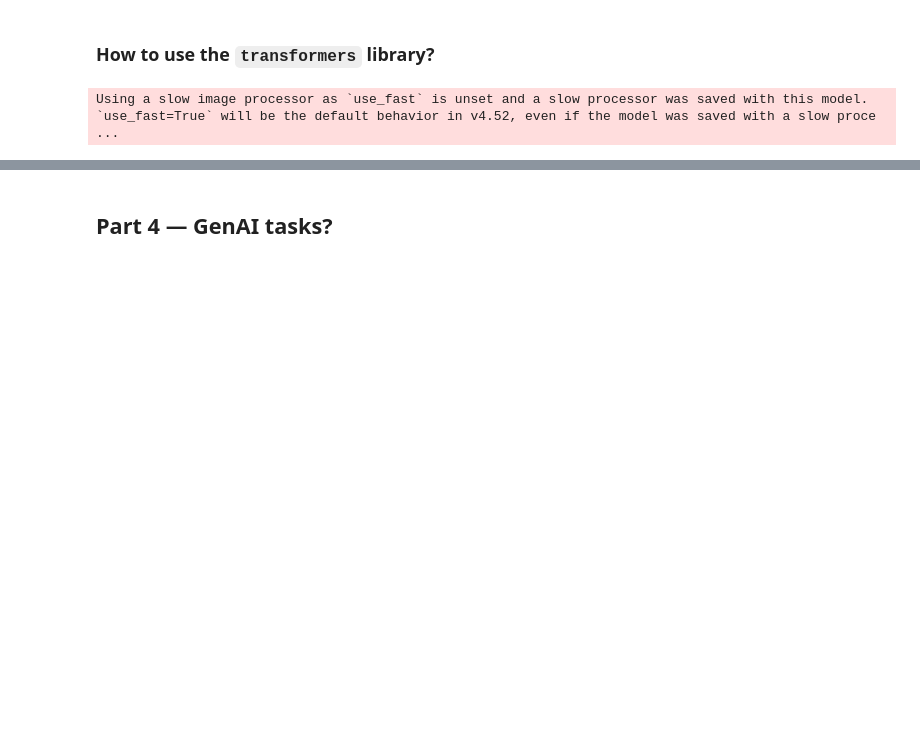
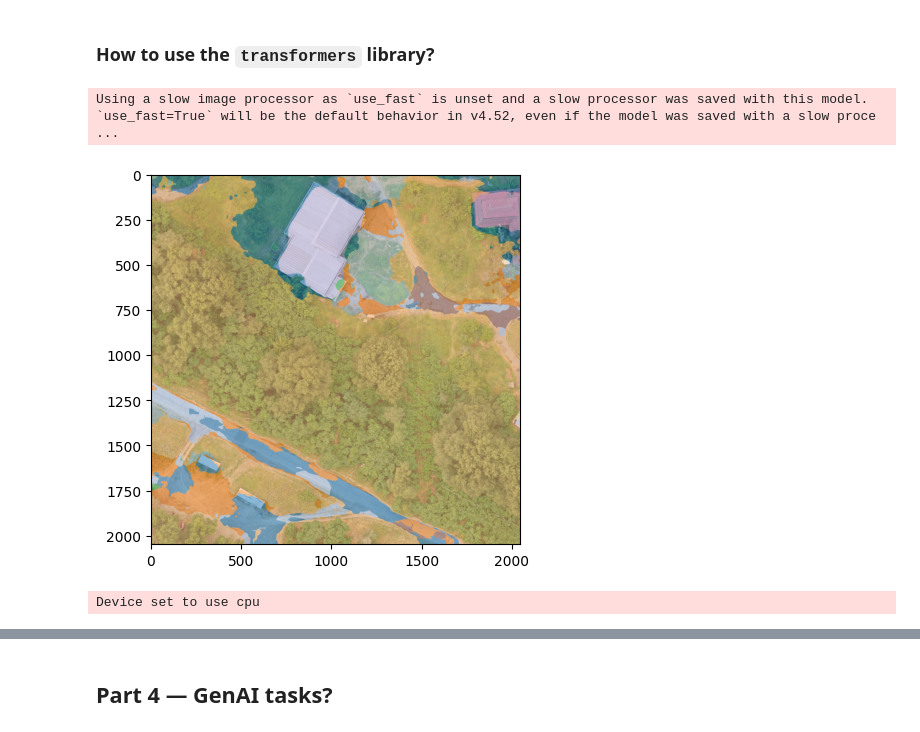
Before and after one commit to audiracmichelle/huggingface_workshop, a Jupyter notebook: huggingface_workshop.ipynb, the cells around one changed output, grey strips where cells are left out. Drawn from its saved outputs; the diff is of its cells as text; code cells hidden in the pictures; blank space fills up the shorter version.

```diff
--- a/huggingface_workshop.ipynb
+++ b/huggingface_workshop.ipynb
@@ -240 +239,6 @@ image
+# %%
+# process inputs
+image = sample["image"]
+inputs = processor(images=image, return_tensors="pt")
+#inputs
 # %%
@@ -246,5 +251,24 @@ with torch.no_grad():
+# %%
+# process outputs
+seg = processor.post_process_semantic_segmentation(outputs, target_sizes=[image.size[::-1]])[0]
+mask = seg.numpy()
+# %%
+# plot resulting masks
+import matplotlib.pyplot as plt
+
+plt.imshow(image)
+plt.imshow(mask, alpha=0.5, cmap="tab20")
+plt.show()
+# %% [output]
+[figure, added]
 # %%
 """
-The pipeline class pipes a model and processor together
+The pipeline class pipes models and processor together
 """
 from transformers import pipeline
+
+segmenter = pipeline("image-segmentation", model="nvidia/segformer-b0-finetuned-ade-512-512") #restor/tcd-segformer-mit-b0, nvidia/segformer-b0-finetuned-ade-512-512
+
+result = segmenter(image)
+# %% [output]
+Device set to use cpu
```
Also changed, not shown: parts of 9 cells of this notebook.
